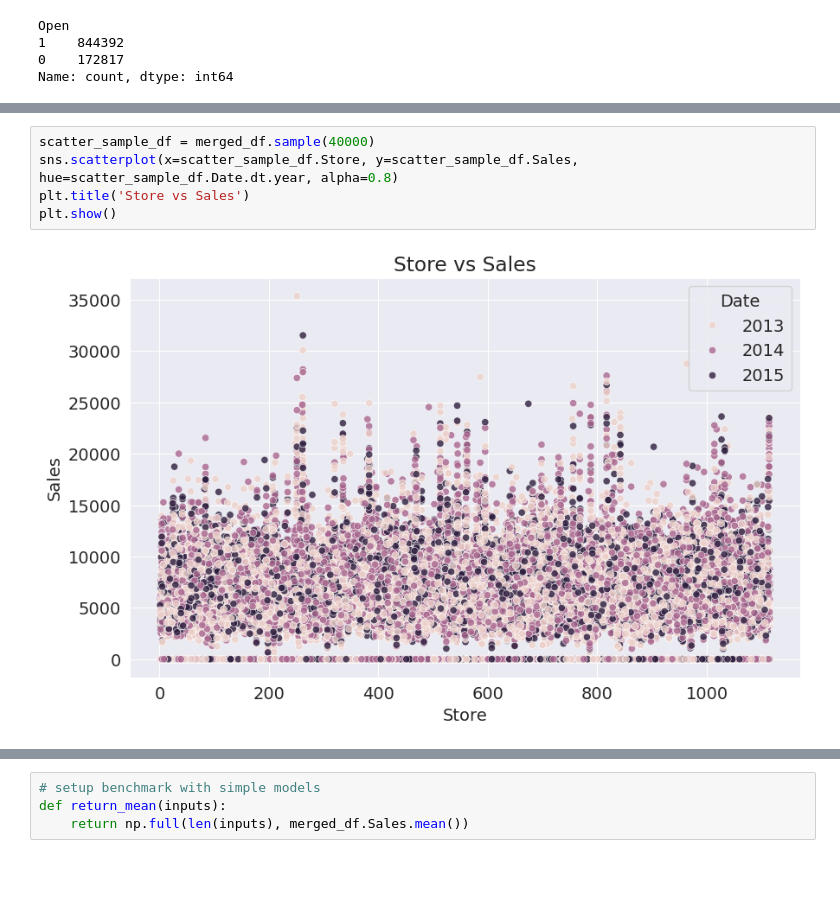
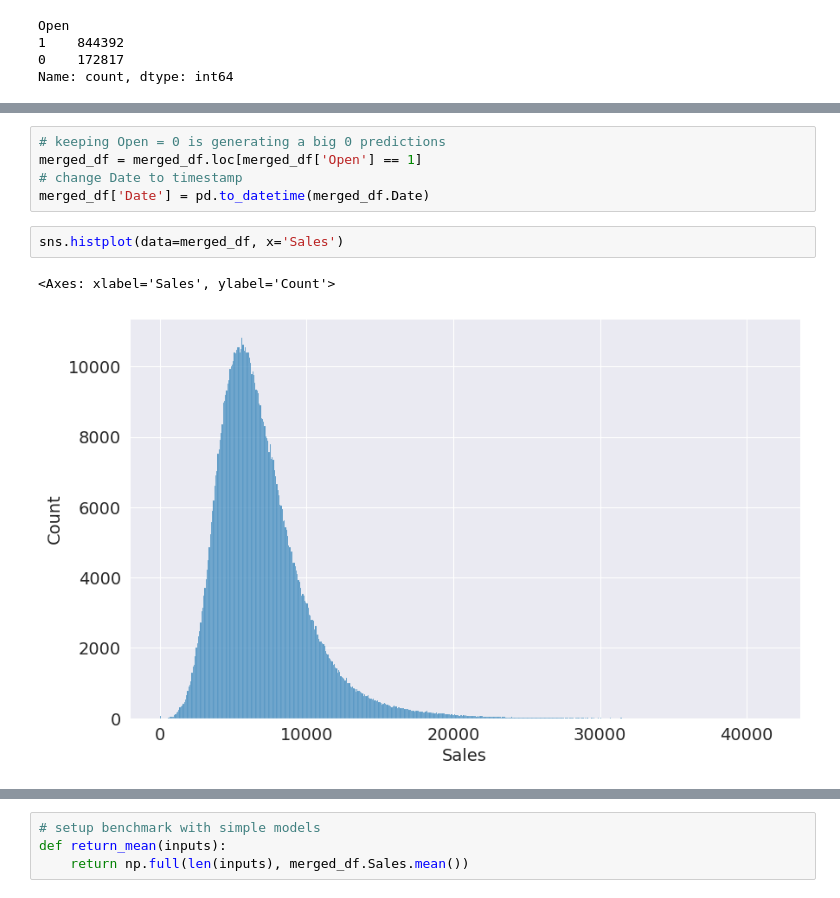
Before and after one commit to ahermanto47/ml-exercise, a Jupyter notebook: Andi-3.ipynb, the cells around one changed output, grey strips where cells are left out. Saved outputs shown, nothing was run; the diff lists cells and outputs as text; blank space fills up the shorter version.

```diff
--- a/Andi-3.ipynb
+++ b/Andi-3.ipynb
@@ -195,10 +115,13 @@ plt.show()
-# %%
-scatter_sample_df = merged_df.sample(40000)
-sns.scatterplot(x=scatter_sample_df.Store, y=scatter_sample_df.Sales, hue=scatter_sample_df.Date.dt.year, alpha=0.8)
-plt.title('Store vs Sales')
-plt.show()
-# %% [output]
-[figure, removed]
+# %%
+# keeping Open = 0 is generating a big 0 predictions
+merged_df = merged_df.loc[merged_df['Open'] == 1]
+# change Date to timestamp
+merged_df['Date'] = pd.to_datetime(merged_df.Date)
+# %%
+sns.histplot(data=merged_df, x='Sales')
+# %% [output]
+<Axes: xlabel='Sales', ylabel='Count'>
+[figure, added]
 # %%
 sns.barplot(data=merged_df, x='DayOfWeek', y='Sales')
 # %% [output]
```
Also changed, not shown: parts of 85 cells of this notebook.
